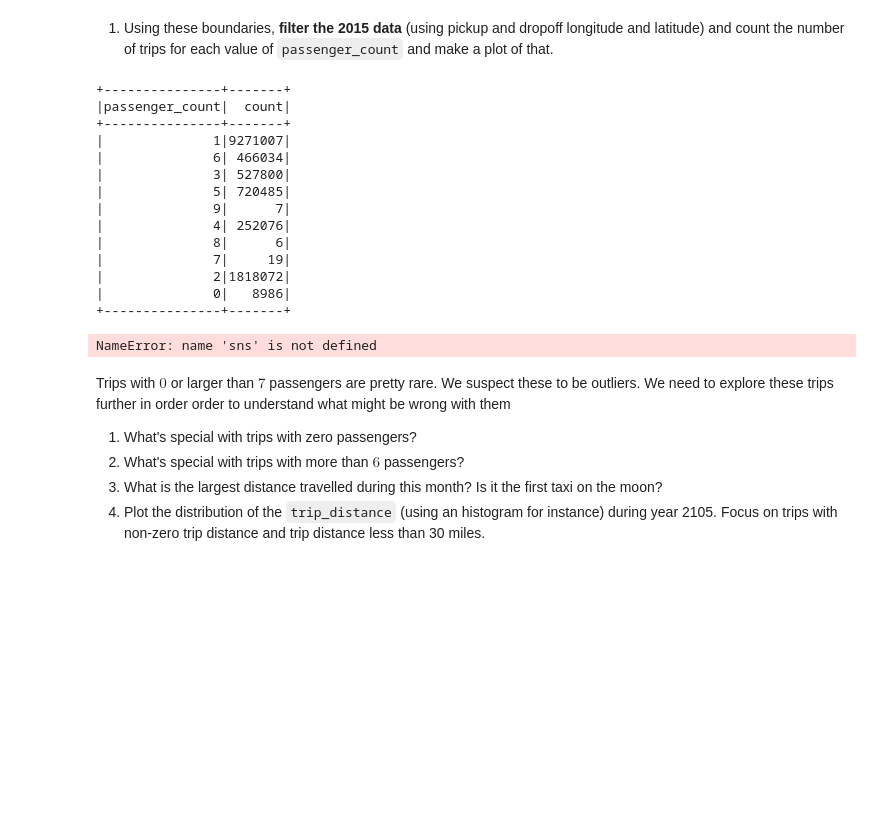
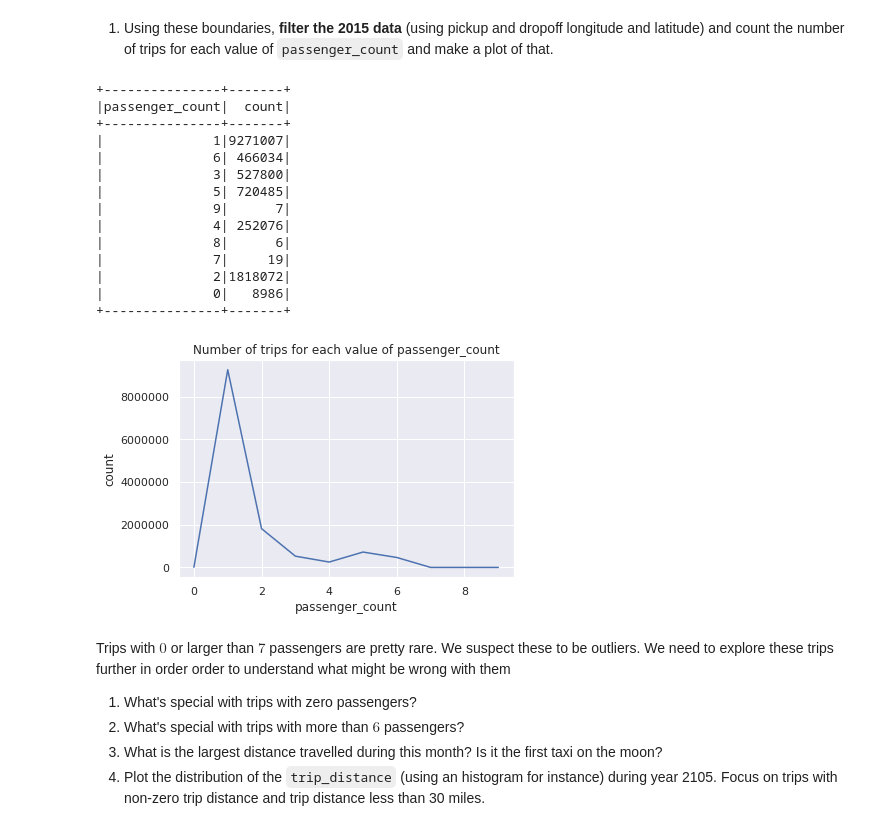
Before and after one commit to idardo97/big_data, a Jupyter notebook: homework03.ipynb, the cells around one changed output. Cells and saved outputs as stored; diff of their text form; code cells hidden in the pictures; blank space fills up the shorter version.

```diff
--- a/homework03.ipynb
+++ b/homework03.ipynb
@@ -248,6 +348,9 @@ in 2015 and the same calendar month in 2018.
 `plotly`, which is used a lot to build interactive graphics, but you can use whatever you want.
 # %% [markdown]
 The following longitudes and lattitudes encompass Newark and JFK airports, Northern Manhattan and Verazzano bridge.
+# %%
+df_mar15 = spark.read.parquet('data/yellow_tripdata_2015-03.parquet')
+df_mar18 = spark.read.parquet('data/yellow_tripdata_2015-03.parquet')
 # %%
 long_min = -74.10
 long_max = -73.70
@@ -256,42 +359,41 @@ lat_max = 40.90
 # %% [markdown]
 1. Using these boundaries, **filter the 2015 data** (using pickup and dropoff longitude and latitude) and count the number of trips for each value of `passenger_count` and make a plot of that.
 # %%
-filtered_15 = df_15.where('pickup_longitude >= -74.10')\
-                    .where('dropoff_longitude <= -73.70')\
-                    .where('dropoff_latitude <= 40.90')\
-                    .where('pickup_latitude >= 40.58')\
-                    .groupBy(df_15.passenger_count)\
+filtered_15 = df_mar15.where(col('pickup_longitude') >= -74.10 )\
+                    .where(col('dropoff_longitude') <= -73.70)\
+                    .where(col('dropoff_latitude') <= 40.90)\
+                    .where(col('pickup_latitude') >= 40.58)\
+                    .groupBy(col('passenger_count'))\
                     .count()\
                     .limit(10)
 
 
 filtered_15.show()
 
 filtered_15_pd = filtered_15.toPandas()
-
 sns.set()
 
 g = sns.lineplot(x = "passenger_count",
                  y = "count",
                  data = filtered_15_pd).set_title("Number of trips for each value of passenger_count")
 
 plt.show()
 # %% [output]
 +---------------+-------+
 |passenger_count|  count|
 +---------------+-------+
 |              1|9271007|
 |              6| 466034|
 |              3| 527800|
 |              5| 720485|
 |              9|      7|
 |              4| 252076|
 |              8|      6|
 |              7|     19|
 |              2|1818072|
 |              0|   8986|
 +---------------+-------+
-NameError: name 'sns' is not defined
+[figure, added]
 # %% [markdown]
 Trips with $0$ or larger than $7$ passengers are pretty rare.
 We suspect these to be outliers.
```
Also changed, not shown: parts of 13 cells of this notebook.
